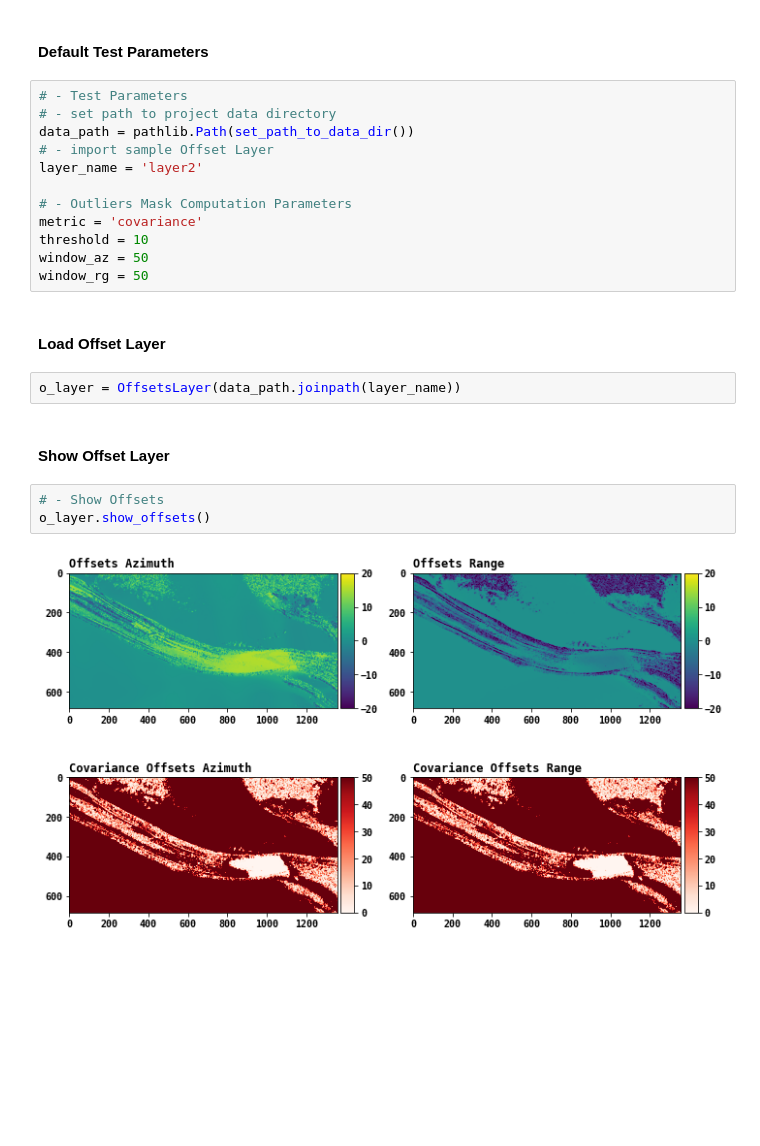
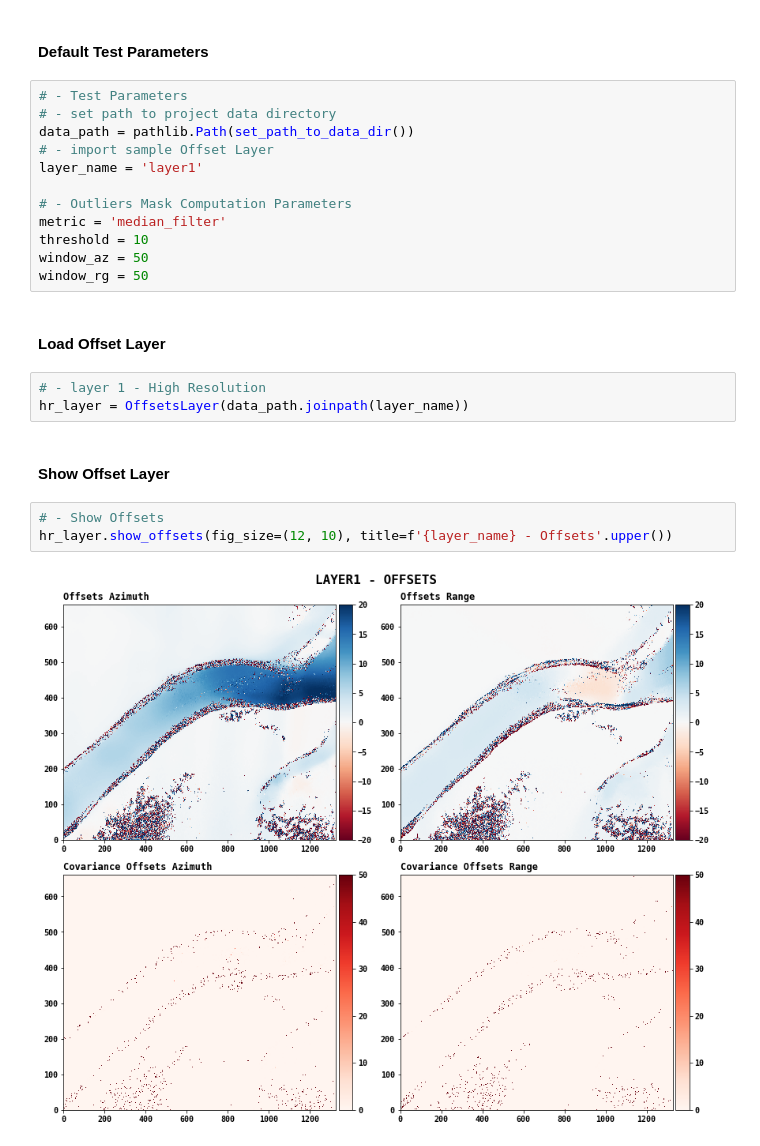
Before and after one commit to eciraci/offsets_blending, a Jupyter notebook: read_offsets.ipynb, the cells around one changed output. Drawn from its saved outputs; the diff is of its cells as text; blank space fills up the shorter version.

```diff
--- a/read_offsets.ipynb
+++ b/read_offsets.ipynb
@@ -20,21 +20,22 @@ plt.style.use('seaborn-deep')
 # - set path to project data directory
 data_path = pathlib.Path(set_path_to_data_dir())
 # - import sample Offset Layer
-layer_name = 'layer2'
+layer_name = 'layer1'
 
 # - Outliers Mask Computation Parameters
-metric = 'covariance'
+metric = 'median_filter'
 threshold = 10
 window_az = 50
 window_rg = 50
 # %% [markdown]
 #### Load Offset Layer
 # %%
-o_layer = OffsetsLayer(data_path.joinpath(layer_name))
+# - layer 1 - High Resolution
+hr_layer = OffsetsLayer(data_path.joinpath(layer_name))
 # %% [markdown]
 #### Show Offset Layer
-# %%
-# - Show Offsets
-o_layer.show_offsets()
-# %% [output]
-[figure, removed]
+# %%
+# - Show Offsets
+hr_layer.show_offsets(fig_size=(12, 10), title=f'{layer_name} - Offsets'.upper())
+# %% [output]
+[figure, added]
```
Also changed, not shown: parts of 10 cells of this notebook, 7 other files.
